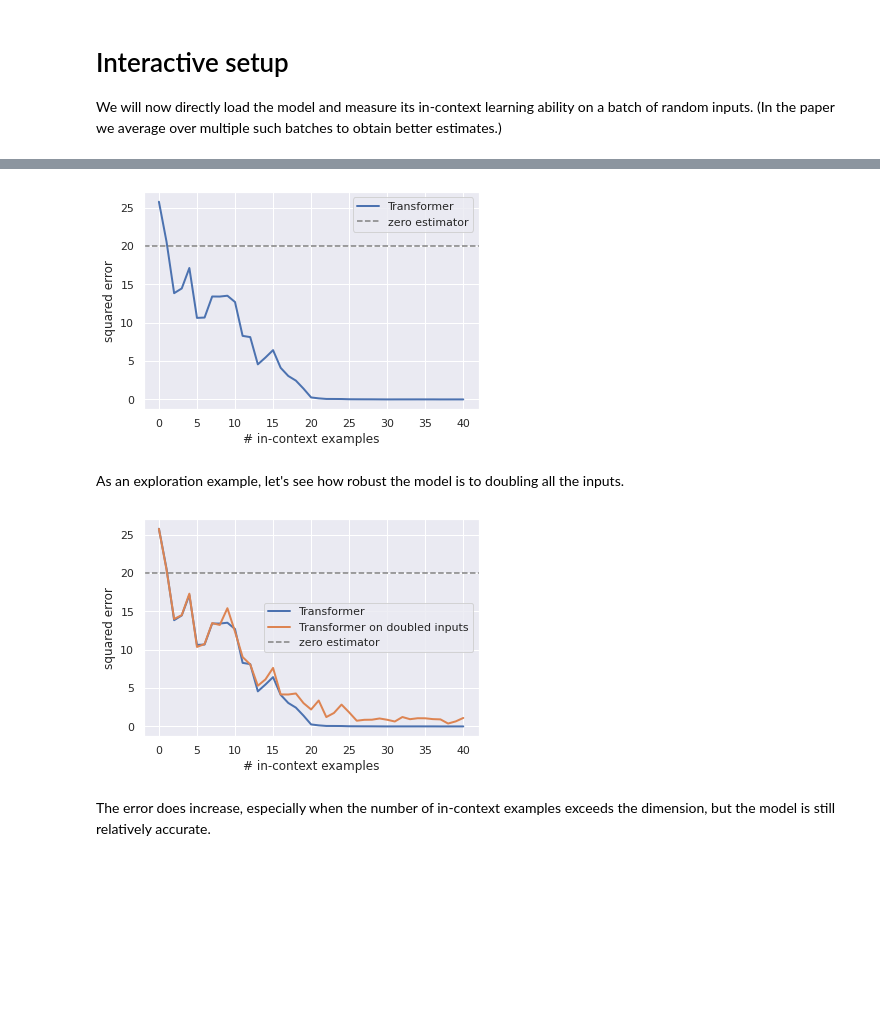
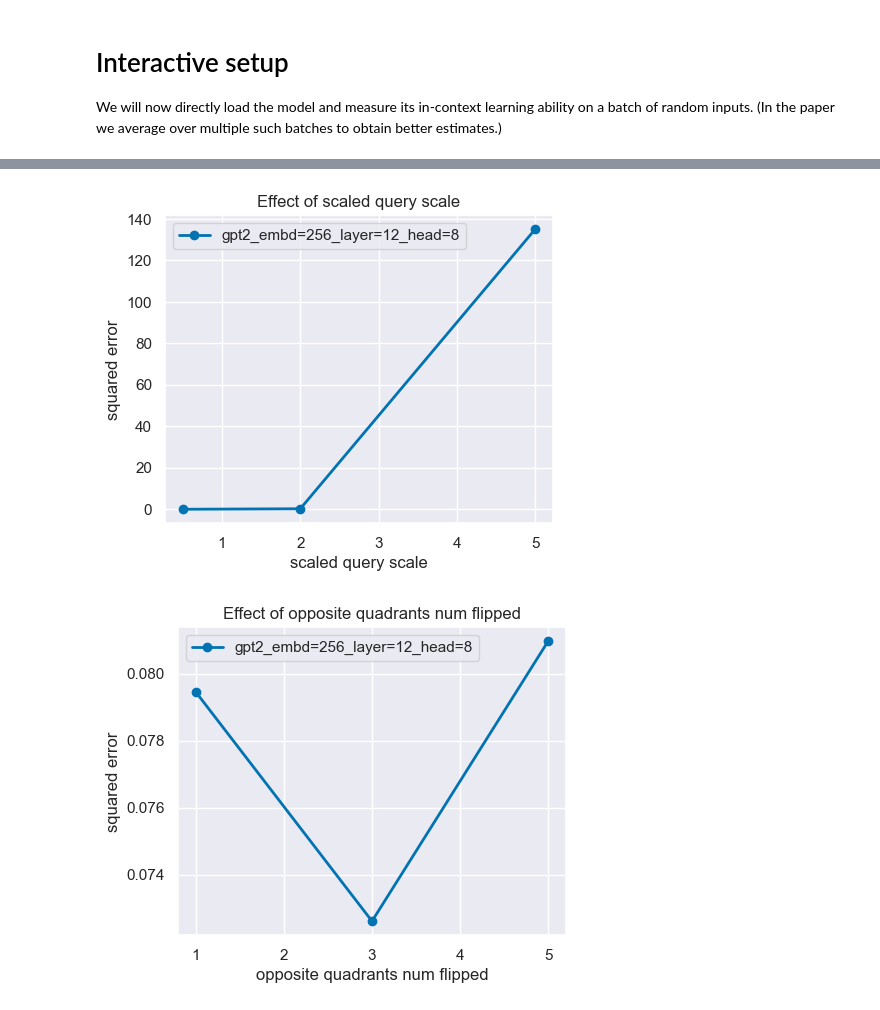
Before and after one commit to EnmingTigerZhang/limits-of-icl, a Jupyter notebook: src/eval.ipynb, the cells around one changed output, grey strips where cells are left out. Drawn from its saved outputs; the diff is of its cells as text; code cells hidden in the pictures; blank space fills up the shorter version.

Commit message:
Set constant context length and fix graphs

```diff
--- a/src/eval.ipynb
+++ b/src/eval.ipynb
@@ -256,19 +42,0 @@ linear_regression_pretrained pretrained
-# %%
-# plot any OOD metrics
-for name, metric in metrics.items():
-    if name == "standard": continue
-
-    if "scale" in name:
-        scale = float(name.split("=")[-1])**2
-    else:
-        scale = 1.0
-
-    trivial = 1.0 if "noisy" not in name else (1+1/n_dims)
-    fig, ax = basic_plot(metric, models=models, trivial=trivial * scale)
-    ax.set_title(name)
-
-    if "ortho" in name:
-        ax.set_xlim(-1, n_dims - 1)
-    ax.set_ylim(-.1 * scale, 1.5 * scale)
-
-    plt.show()
@@ -326,13 +110,9 @@ baseline = {
     "decision_tree": 1,
 }[conf.training.task]
 
-plt.plot(loss.mean(axis=0), lw=2, label="Transformer")
+plt.plot(loss[b_idx], lw=2, label=f"Transformer (example {b_idx})")
 plt.axhline(baseline, ls="--", color="gray", label="zero estimator")
 plt.xlabel("# in-context examples")
 plt.ylabel("squared error")
 plt.legend()
 plt.show()
-# %% [output]
-[figure, removed]
-# %% [markdown]
-As an exploration example, let's see how robust the model is to doubling all the inputs.
@@ -344,14 +119,12 @@ with torch.no_grad():
-# %%
-loss2 = metric(pred2, ys2).numpy()
-
-plt.plot(loss.mean(axis=0), lw=2, label="Transformer")
-plt.plot(loss2.mean(axis=0) / 4, lw=2, label="Transformer on doubled inputs")
-plt.axhline(baseline, ls="--", color="gray", label="zero estimator")
-plt.xlabel("# in-context examples")
-plt.ylabel("squared error")
-plt.legend()
-plt.show()
-# %% [output]
-[figure, removed]
-# %% [markdown]
-The error does increase, especially when the number of in-context examples exceeds the dimension, but the model is still relatively accurate.
+# %%
+import json
+
+with open("results.json", "r") as f:
+    results = json.load(f)
+
+figs = plot_param_sweep(results)
+for fig in figs:
+    plt.show()
+# %% [output]
+[figure, added]
+[figure, added]
```
Also changed, not shown: parts of 10 cells of this notebook, 6 other files.
